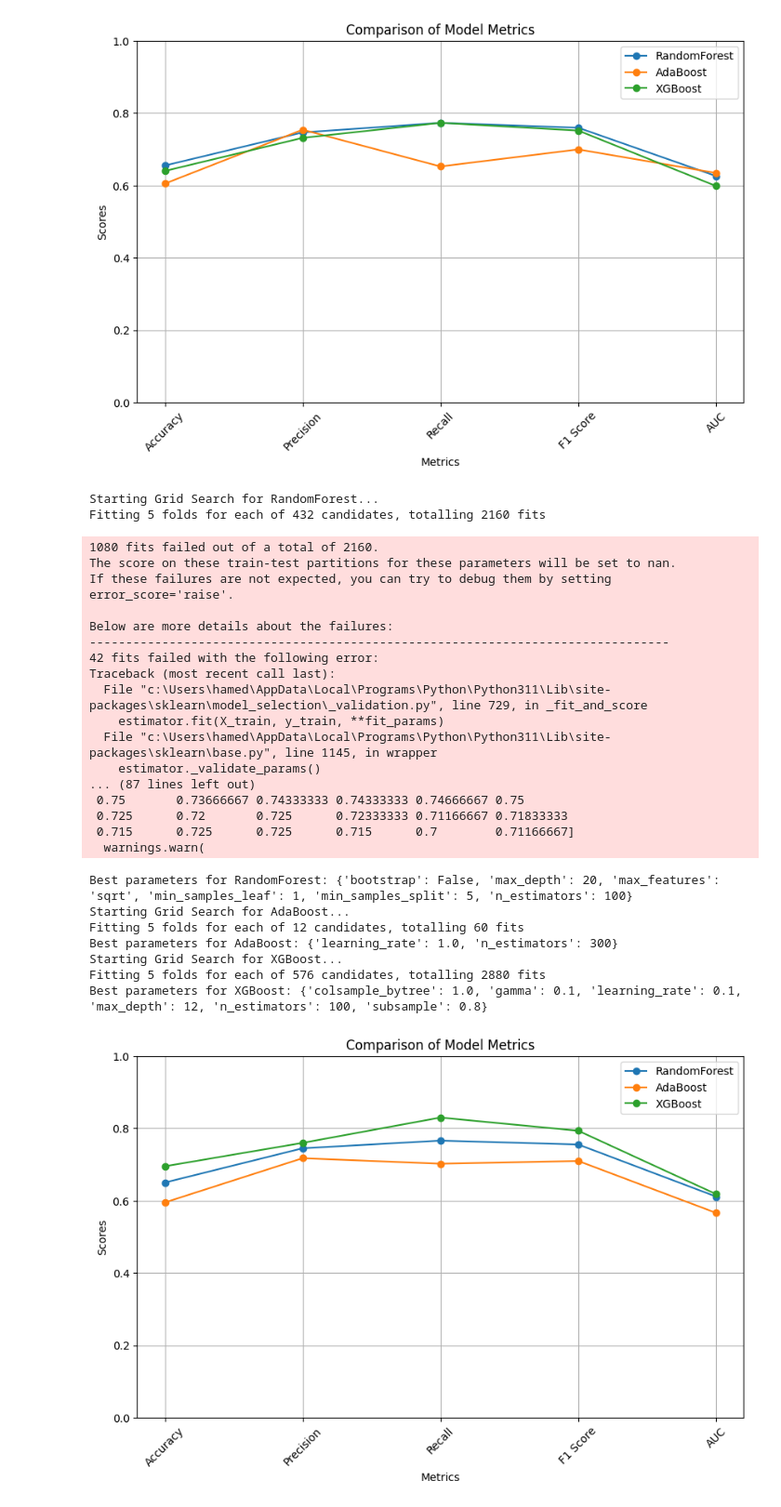
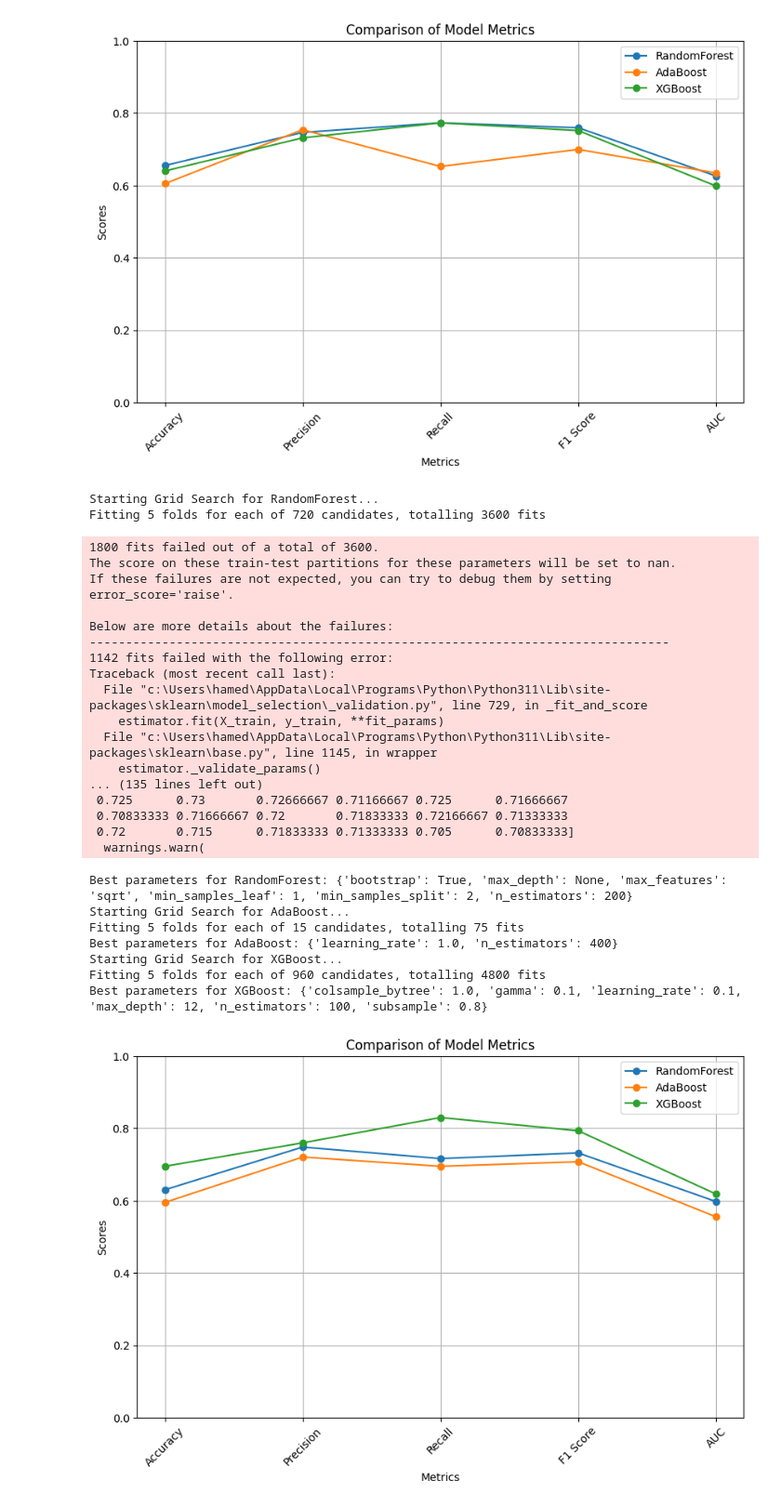
Before and after one commit to hamedahmed100/RR_project_HHRPTeam, a Jupyter notebook: Modelling_RR.ipynb, the cells around one changed output. Shown at 93% size. Drawn from its saved outputs; the diff is of its cells as text; code cells hidden in the pictures.

```diff
--- a/Modelling_RR.ipynb
+++ b/Modelling_RR.ipynb
@@ -120,7 +120,7 @@ models_params = {
     'RandomForest': {
         'model': RandomForestClassifier(),
         'params': {
-            'n_estimators': [100, 200, 300],
+            'n_estimators':[100, 200, 300, 400, 500],
             'max_features': ['auto', 'sqrt'],
             'max_depth': [10, 20, 30, None],
             'min_samples_split': [2, 5, 10],
@@ -131,14 +131,14 @@ models_params = {
     'AdaBoost': {
         'model': AdaBoostClassifier(),
         'params': {
-            'n_estimators': [50, 100, 200, 300],
+            'n_estimators': [100, 200, 300, 400, 500],
             'learning_rate': [0.01, 0.1, 1.0]
         }
     },
     'XGBoost': {
         'model': XGBClassifier(use_label_encoder=False, eval_metric='logloss'),
         'params': {
-            'n_estimators': [100, 200, 300],
+            'n_estimators': [100, 200, 300, 400, 500],
             'learning_rate': [0.01, 0.1, 0.2, 0.3],
             'max_depth': [3, 6, 9, 12],
             'subsample': [0.8, 1.0],
@@ -160,42 +160,42 @@ for model_name, mp in models_params.items():
 # Evaluate the models and collect metrics
 metrics = {}
 for model_name, model in best_estimators.items():
     y_pred = model.predict(X_test)
     metrics[model_name] = {
         'Accuracy': accuracy_score(y_test, y_pred),
         'Precision': precision_score(y_test, y_pred),
         'Recall': recall_score(y_test, y_pred),
         'F1 Score': f1_score(y_test, y_pred),
         'AUC': roc_auc_score(y_test, model.predict_proba(X_test)[:, 1])
     }
 
 # Plot metrics for all models together in one chart
 plot_all_model_metrics(metrics)
 # %% [output]
 Starting Grid Search for RandomForest...
-Fitting 5 folds for each of 432 candidates, totalling 2160 fits
+Fitting 5 folds for each of 720 candidates, totalling 3600 fits
-1080 fits failed out of a total of 2160.
+1800 fits failed out of a total of 3600.
 The score on these train-test partitions for these parameters will be set to nan.
 If these failures are not expected, you can try to debug them by setting error_score='raise'.
 
 Below are more details about the failures:
 --------------------------------------------------------------------------------
-42 fits failed with the following error:
+1142 fits failed with the following error:
 Traceback (most recent call last):
   File "c:\Users\hamed\AppData\Local\Programs\Python\Python311\Lib\site-packages\sklearn\model_selection\_validation.py", line 729, in _fit_and_score
     estimator.fit(X_train, y_train, **fit_params)
   File "c:\Users\hamed\AppData\Local\Programs\Python\Python311\Lib\site-packages\sklearn\base.py", line 1145, in wrapper
     estimator._validate_params()
-... (87 lines left out)
- 0.75       0.73666667 0.74333333 0.74333333 0.74666667 0.75
- 0.725      0.72       0.725      0.72333333 0.71166667 0.71833333
- 0.715      0.725      0.725      0.715      0.7        0.71166667]
+... (135 lines left out)
+ 0.725      0.73       0.72666667 0.71166667 0.725      0.71666667
+ 0.70833333 0.71666667 0.72       0.71833333 0.72166667 0.71333333
+ 0.72       0.715      0.71833333 0.71333333 0.705      0.70833333]
   warnings.warn(
-Best parameters for RandomForest: {'bootstrap': False, 'max_depth': 20, 'max_features': 'sqrt', 'min_samples_leaf': 1, 'min_samples_split': 5, 'n_estimators': 100}
+Best parameters for RandomForest: {'bootstrap': True, 'max_depth': None, 'max_features': 'sqrt', 'min_samples_leaf': 1, 'min_samples_split': 2, 'n_estimators': 200}
 Starting Grid Search for AdaBoost...
-Fitting 5 folds for each of 12 candidates, totalling 60 fits
-Best parameters for AdaBoost: {'learning_rate': 1.0, 'n_estimators': 300}
+Fitting 5 folds for each of 15 candidates, totalling 75 fits
+Best parameters for AdaBoost: {'learning_rate': 1.0, 'n_estimators': 400}
 Starting Grid Search for XGBoost...
-Fitting 5 folds for each of 576 candidates, totalling 2880 fits
+Fitting 5 folds for each of 960 candidates, totalling 4800 fits
 Best parameters for XGBoost: {'colsample_bytree': 1.0, 'gamma': 0.1, 'learning_rate': 0.1, 'max_depth': 12, 'n_estimators': 100, 'subsample': 0.8}
-[figure, old version]
+[figure, new version]
```
